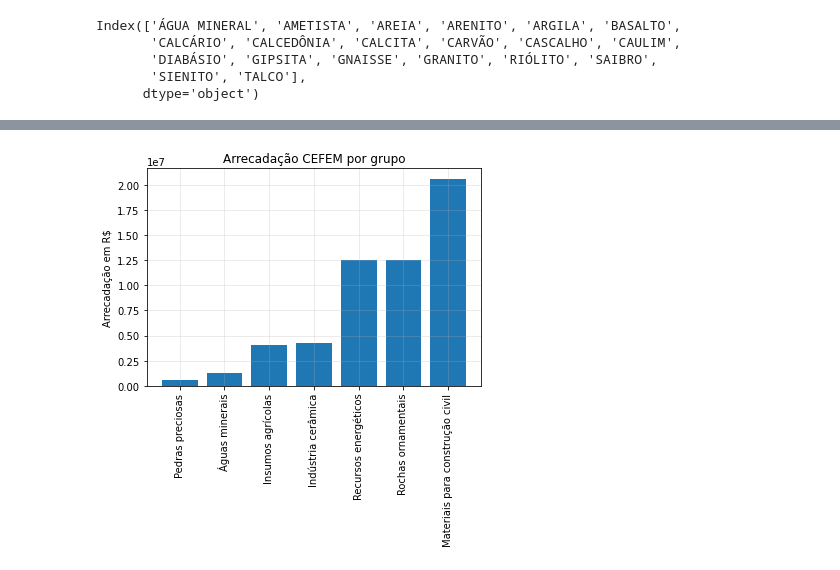
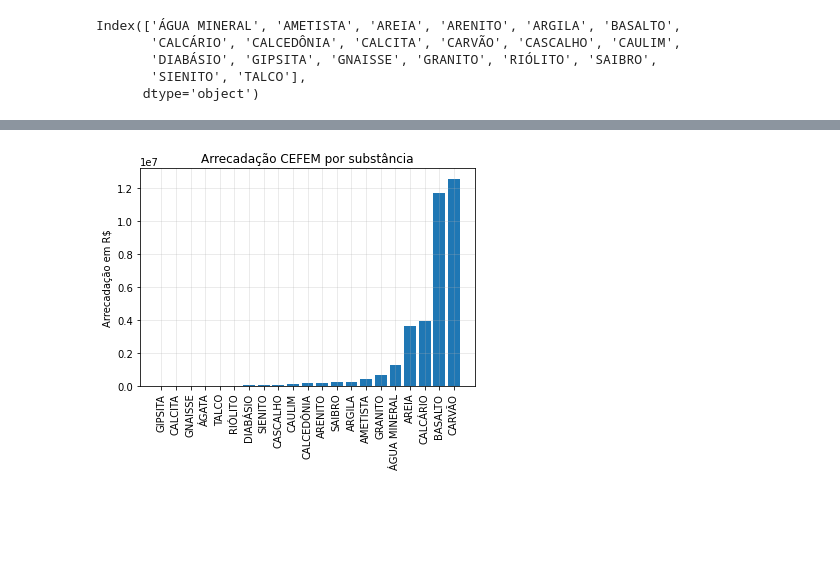
Before and after one commit to robertorolo/Mapas-minera-RS, a Jupyter notebook: arrecadacao.ipynb, the cells around one changed output, grey strips where cells are left out. Cells and saved outputs as stored; diff of their text form; code cells hidden in the pictures; blank space fills up the shorter version.

```diff
--- a/arrecadacao.ipynb
+++ b/arrecadacao.ipynb
@@ -256,17 +253,17 @@ for grupo in grupos:
 [figure]
 [figure]
 # %%
-alturas = np.array(alturas)
-nomes = np.array(nomes)
+alturas = np.array([np.sum(producao[a]) for a in producao.columns])
+nomes = np.array(list(producao.columns))
 inds = alturas.argsort()
 nomes = nomes[inds]
 alturas = alturas[inds]
 x = np.arange(len(nomes))
 plt.bar(x, alturas)
 plt.xticks(x, nomes, rotation='vertical')
 plt.ylabel('Arrecadação em R$')
-plt.title('Arrecadação CEFEM por grupo')
+plt.title('Arrecadação CEFEM por substância')
 plt.grid(alpha=0.3)
 plt.savefig("imagens/arrecadacao/barras.png", bbox_inches='tight', facecolor='white', dpi = 300)
 # %% [output]
-[figure, old version]
+[figure, new version]
```
Also changed, not shown: parts of 2 cells of this notebook.
